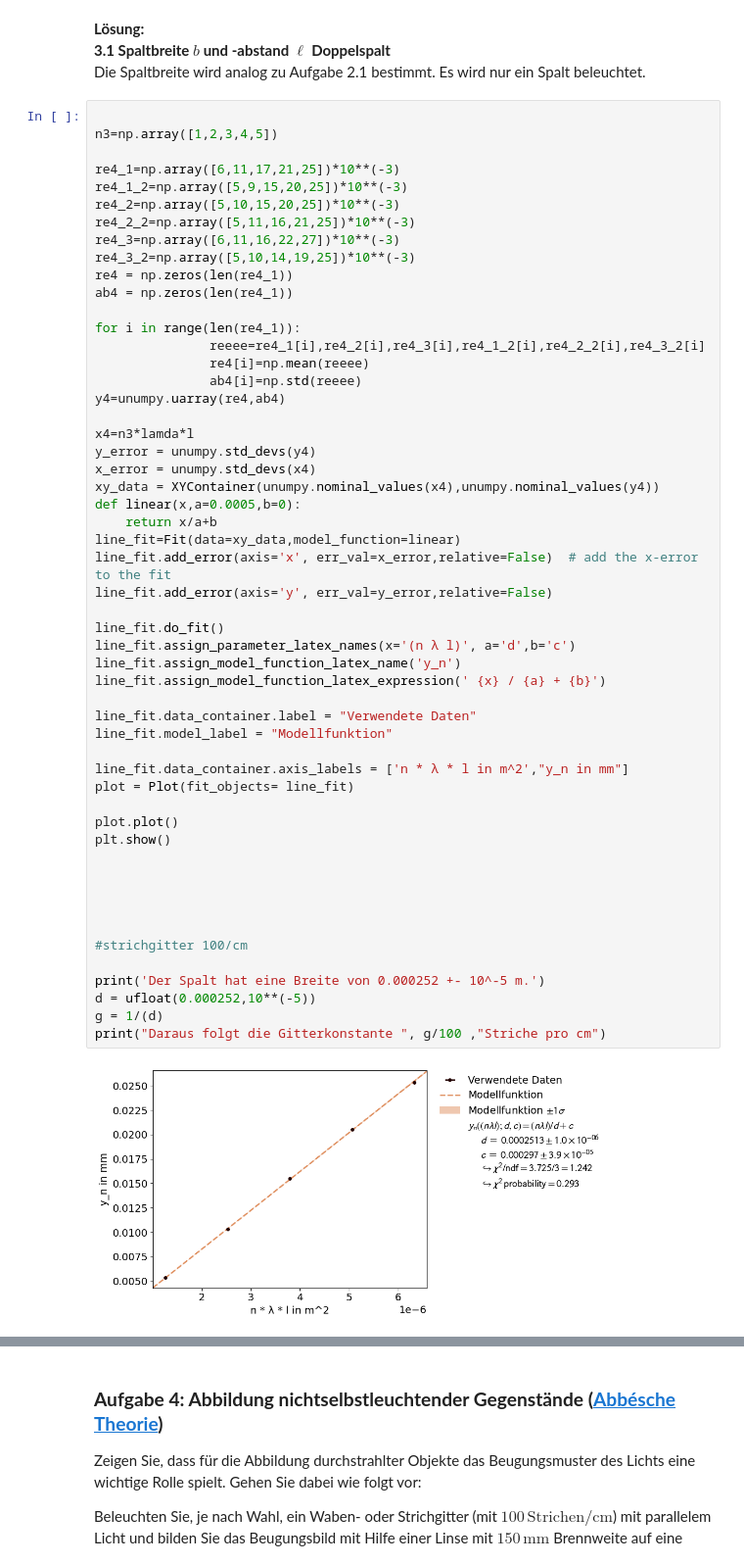
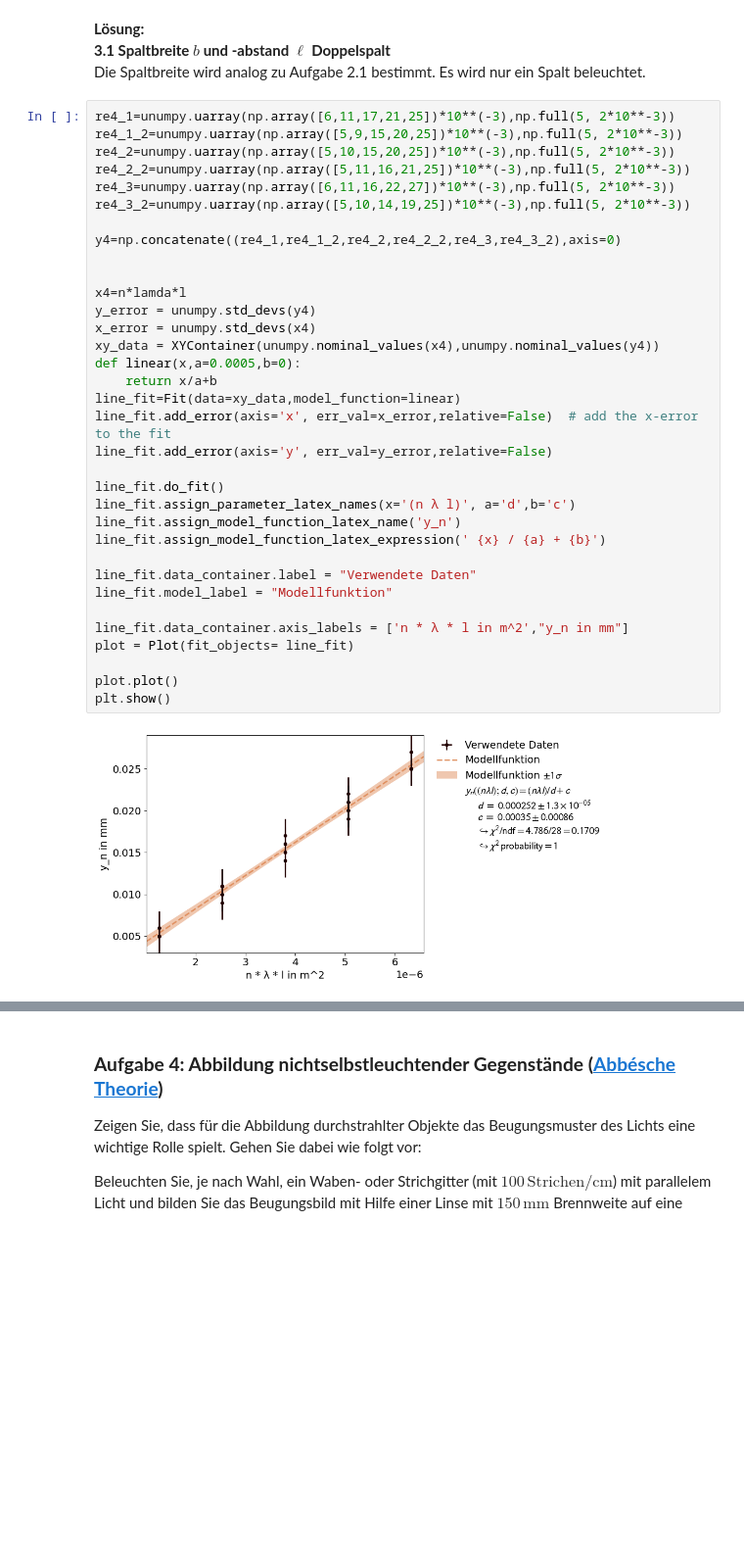
Before and after one commit to thexwon/Praktikum2KlassPhysKIT, a Jupyter notebook: Laser-Optik_Teil_A/Laser-Optik_Teil_A.ipynb, the cells around one changed output, grey strips where cells are left out. Shown at 98% size. Drawn from its saved outputs; the diff is of its cells as text; blank space fills up the shorter version.

```diff
--- a/Laser-Optik_Teil_A/Laser-Optik_Teil_A.ipynb
+++ b/Laser-Optik_Teil_A/Laser-Optik_Teil_A.ipynb
@@ -371,57 +385,38 @@ Unser experimentell bestimmter Wert passt ...
 **3.1 Spaltbreite $b$ und -abstand $\ell$ Doppelspalt** \
 Die Spaltbreite wird analog zu Aufgabe 2.1 bestimmt. Es wird nur ein Spalt beleuchtet.
 # %%
+re4_1=unumpy.uarray(np.array([6,11,17,21,25])*10**(-3),np.full(5, 2*10**-3))
+re4_1_2=unumpy.uarray(np.array([5,9,15,20,25])*10**(-3),np.full(5, 2*10**-3))
+re4_2=unumpy.uarray(np.array([5,10,15,20,25])*10**(-3),np.full(5, 2*10**-3))
+re4_2_2=unumpy.uarray(np.array([5,11,16,21,25])*10**(-3),np.full(5, 2*10**-3))
+re4_3=unumpy.uarray(np.array([6,11,16,22,27])*10**(-3),np.full(5, 2*10**-3))
+re4_3_2=unumpy.uarray(np.array([5,10,14,19,25])*10**(-3),np.full(5, 2*10**-3))
 
-n3=np.array([1,2,3,4,5])
+y4=np.concatenate((re4_1,re4_1_2,re4_2,re4_2_2,re4_3,re4_3_2),axis=0)
 
-re4_1=np.array([6,11,17,21,25])*10**(-3)
-re4_1_2=np.array([5,9,15,20,25])*10**(-3)
-re4_2=np.array([5,10,15,20,25])*10**(-3)
-re4_2_2=np.array([5,11,16,21,25])*10**(-3)
-re4_3=np.array([6,11,16,22,27])*10**(-3)
-re4_3_2=np.array([5,10,14,19,25])*10**(-3)
-re4 = np.zeros(len(re4_1))
-ab4 = np.zeros(len(re4_1))
 
-for i in range(len(re4_1)):
-               reeee=re4_1[i],re4_2[i],re4_3[i],re4_1_2[i],re4_2_2[i],re4_3_2[i]
-               re4[i]=np.mean(reeee)
-               ab4[i]=np.std(reeee)
-y4=unumpy.uarray(re4,ab4)
-
-x4=n3*lamda*l
+x4=n*lamda*l
 y_error = unumpy.std_devs(y4)
 x_error = unumpy.std_devs(x4)
 xy_data = XYContainer(unumpy.nominal_values(x4),unumpy.nominal_values(y4))
 def linear(x,a=0.0005,b=0):
     return x/a+b
 line_fit=Fit(data=xy_data,model_function=linear)
 line_fit.add_error(axis='x', err_val=x_error,relative=False)  # add the x-error to the fit
 line_fit.add_error(axis='y', err_val=y_error,relative=False)
 
 line_fit.do_fit()
 line_fit.assign_parameter_latex_names(x='(n λ l)', a='d',b='c')
 line_fit.assign_model_function_latex_name('y_n')
 line_fit.assign_model_function_latex_expression(' {x} / {a} + {b}')
 
 line_fit.data_container.label = "Verwendete Daten"
 line_fit.model_label = "Modellfunktion"
 
 line_fit.data_container.axis_labels = ['n * λ * l in m^2',"y_n in mm"]
 plot = Plot(fit_objects= line_fit)
 
 plot.plot()
 plt.show()
-
-
-
-
-
-#strichgitter 100/cm
-
-print('Der Spalt hat eine Breite von 0.000252 +- 10^-5 m.')
-d = ufloat(0.000252,10**(-5))
-g = 1/(d)
-print("Daraus folgt die Gitterkonstante ", g/100 ,"Striche pro cm")
 # %% [output]
-[figure, old version]
+[figure, new version]
```
Also changed, not shown: parts of 17 cells of this notebook.
